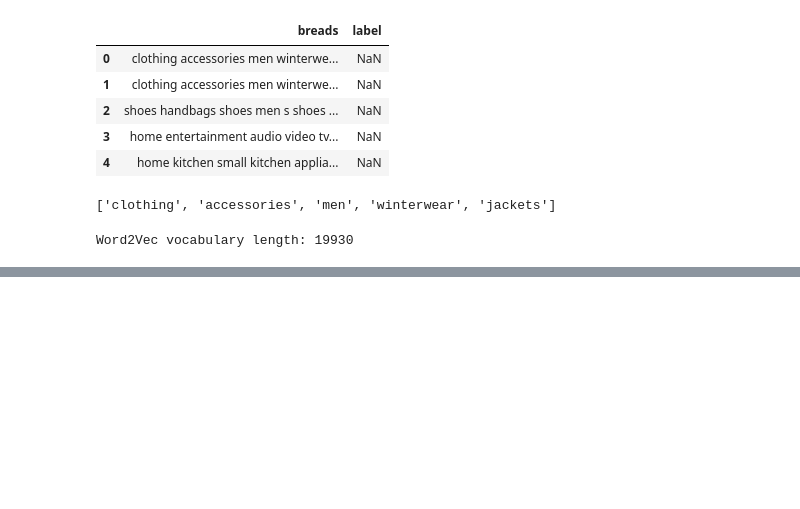
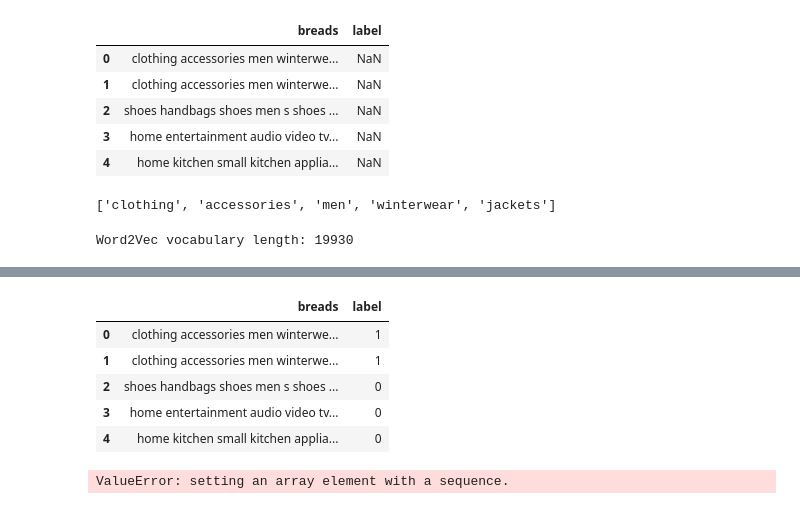
Before and after one commit to tanmesh/Product-Classification-System, a Jupyter notebook: mogambo.ipynb, the cells around one changed output, grey strips where cells are left out. Cells and saved outputs as stored; diff of their text form; code cells hidden in the pictures; blank space fills up the shorter version.

```diff
--- a/mogambo.ipynb
+++ b/mogambo.ipynb
@@ -171,12 +240,12 @@ model.most_similar('furniture')
 # %%
-# for row in range(len(train_df)) :
-#     cnt = False
+for row in range(len(df)) :
+    cnt = False
 
-#     for data in similar_to_cloth :
-#             if data in str(train_df['breads'][row]) :
-#                 cnt = True
+    for data in similar_to_cloth :
+            if data in str(df['breads'][row]) :
+                cnt = True
 
-#     if cnt == False :
-#         train_df['label'][row] = 'not clothing'
-#     else :
-#         train_df['label'][row] = 'clothing'
+    if cnt == False :
+        df['label'][row] = 'not clothing'
+    else :
+        df['label'][row] = 'clothing'
@@ -203,0 +261,9 @@ model.most_similar('furniture')
+# %%
+df.head()
+# %% [output]
+|  | breads | label |
+| 0 | clothing accessories men winterwe... | 1 |
+| 1 | clothing accessories men winterwe... | 1 |
+| 2 | shoes handbags shoes men s shoes ... | 0 |
+| 3 | home entertainment audio video tv... | 0 |
+| 4 | home kitchen small kitchen applia... | 0 |
@@ -203,0 +272,31 @@ model.most_similar('furniture')
+# %%
+import numpy as np
+import pandas as pd
+from sklearn.feature_extraction.text import CountVectorizer
+from sklearn.model_selection import train_test_split
+from sklearn import svm
+
+#  Vectorizing our dataset
+df.loc[df['label'] == 'clothing', 'label'] = 1
+df.loc[df['label'] == 'not clothing', 'label'] = 0
+
+df_x = df.breads
+df_y = df.label
+
+x_train, x_test, y_train, y_test = train_test_split(df_x, df_y, test_size = 0.2, random_state = 1)
+
+cv = CountVectorizer()
+x_train_dtm = cv.fit_transform(x_train)
+x_test_dtm = cv.transform(x_test)
+X = np.array(x_train_dtm)
+Y = np.array(y_train)
+
+# # Building and evaluating a model
+
+clf = svm.SVC()
+clf.fit(X, Y)
+# # accuracy = clf.score(bdc_train, y_train)
+# # # predict = clf.predict(bdc_test)
+# # print(accuracy)
+# %% [output]
+ValueError: setting an array element with a sequence.
```
Also changed, not shown: parts of 16 cells of this notebook.
